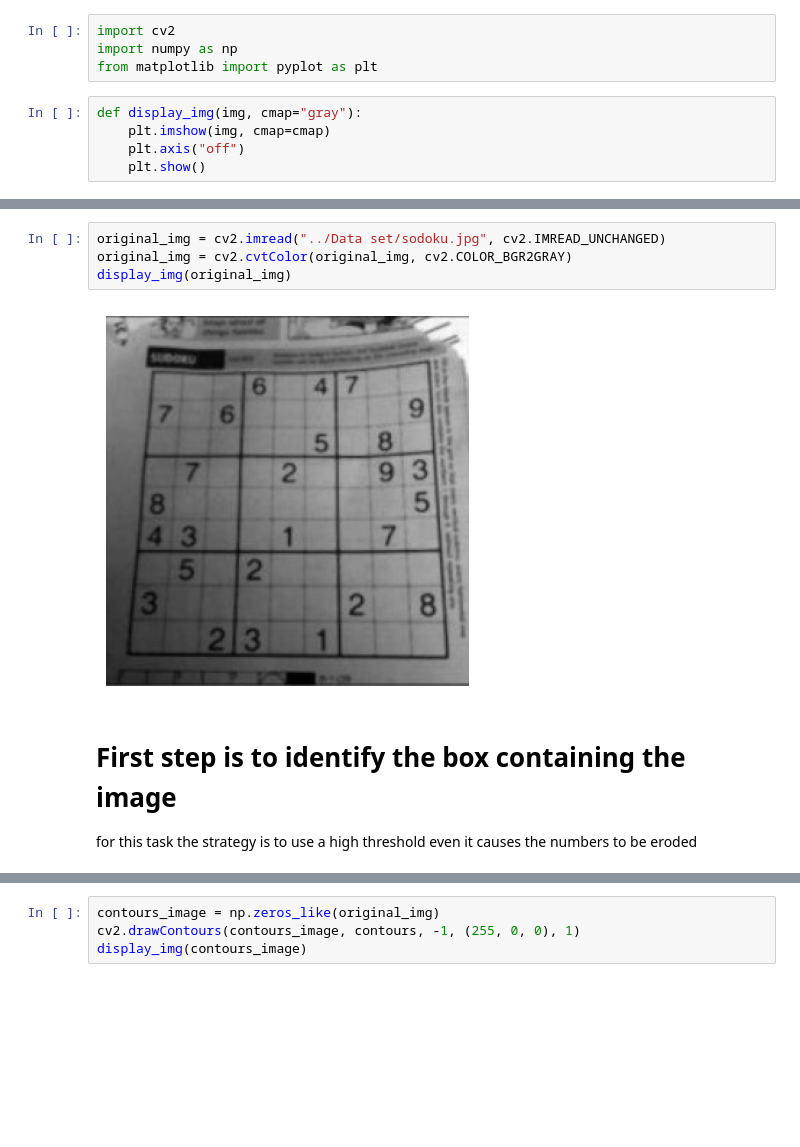
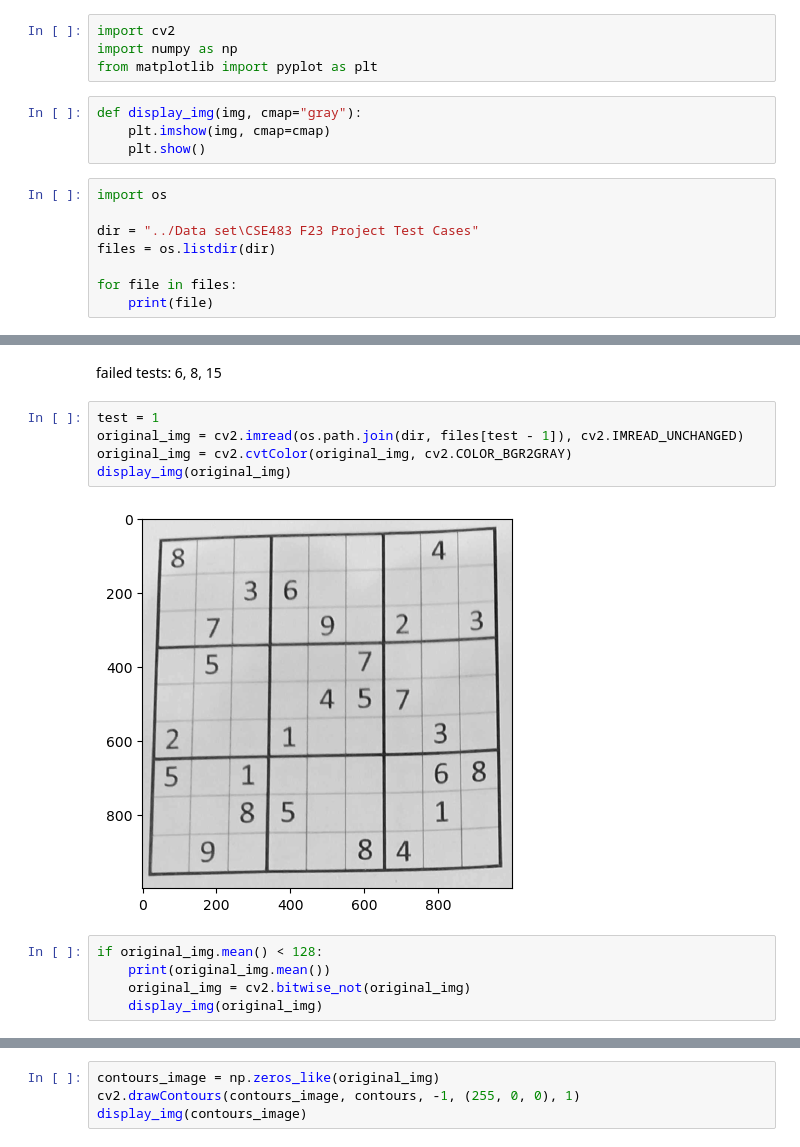
Before and after one commit to Farahtharwat35/Sudoko-Solver-CV, a Jupyter notebook: notebooks/preprocess_ms.ipynb, the cells around one changed output, grey strips where cells are left out. Saved outputs shown, nothing was run; the diff lists cells and outputs as text; blank space fills up the shorter version.

Commit message:
my phase 1 notebook and script, fails 3 test cases

```diff
--- a/notebooks/preprocess_ms.ipynb
+++ b/notebooks/preprocess_ms.ipynb
@@ -5,5 +5,12 @@ from matplotlib import pyplot as plt
 # %%
 def display_img(img, cmap="gray"):
     plt.imshow(img, cmap=cmap)
-    plt.axis("off")
     plt.show()
+# %%
+import os
+
+dir = "../Data set\CSE483 F23 Project Test Cases"
+files = os.listdir(dir)
+
+for file in files:
+    print(file)
@@ -10,9 +34,14 @@ def display_img(img, cmap="gray"):
+# %% [markdown]
+failed tests: 6, 8, 15
 # %%
-original_img = cv2.imread("../Data set/sodoku.jpg", cv2.IMREAD_UNCHANGED)
+test = 1
+original_img = cv2.imread(os.path.join(dir, files[test - 1]), cv2.IMREAD_UNCHANGED)
 original_img = cv2.cvtColor(original_img, cv2.COLOR_BGR2GRAY)
 display_img(original_img)
 # %% [output]
-[figure, old version]
+[figure, new version]
-# %% [markdown]
-# First step is to identify the box containing the image
-for this task the strategy is to use a high threshold even it causes the numbers to be eroded
+# %%
+if original_img.mean() < 128:
+    print(original_img.mean())
+    original_img = cv2.bitwise_not(original_img)
+    display_img(original_img)
```
Also changed, not shown: parts of 22 cells of this notebook, 19 other files.
